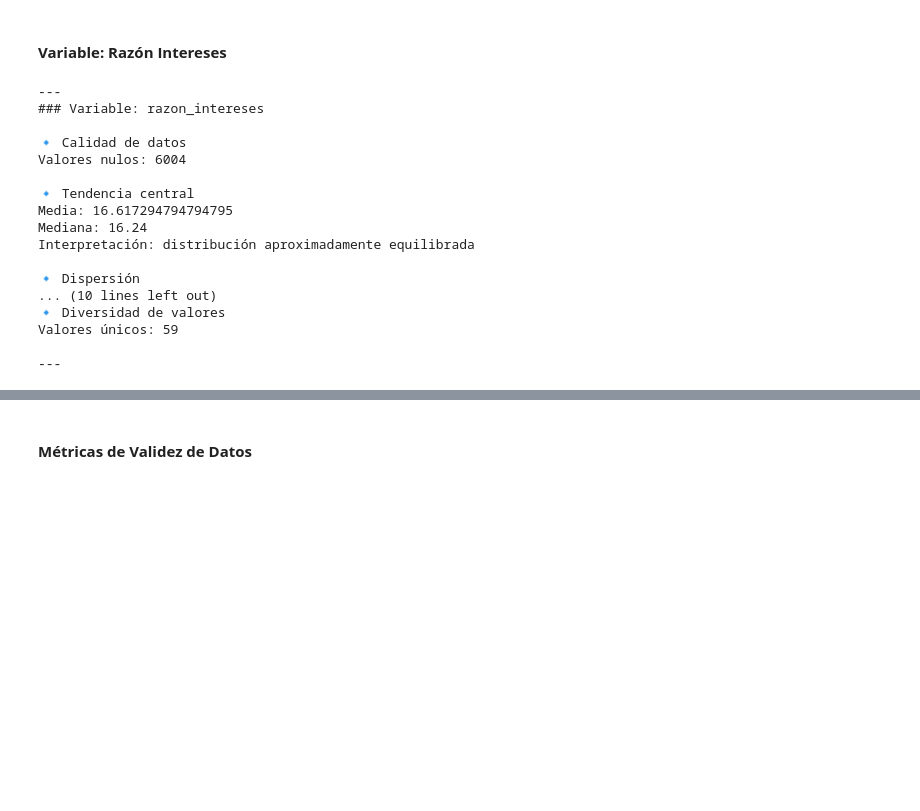
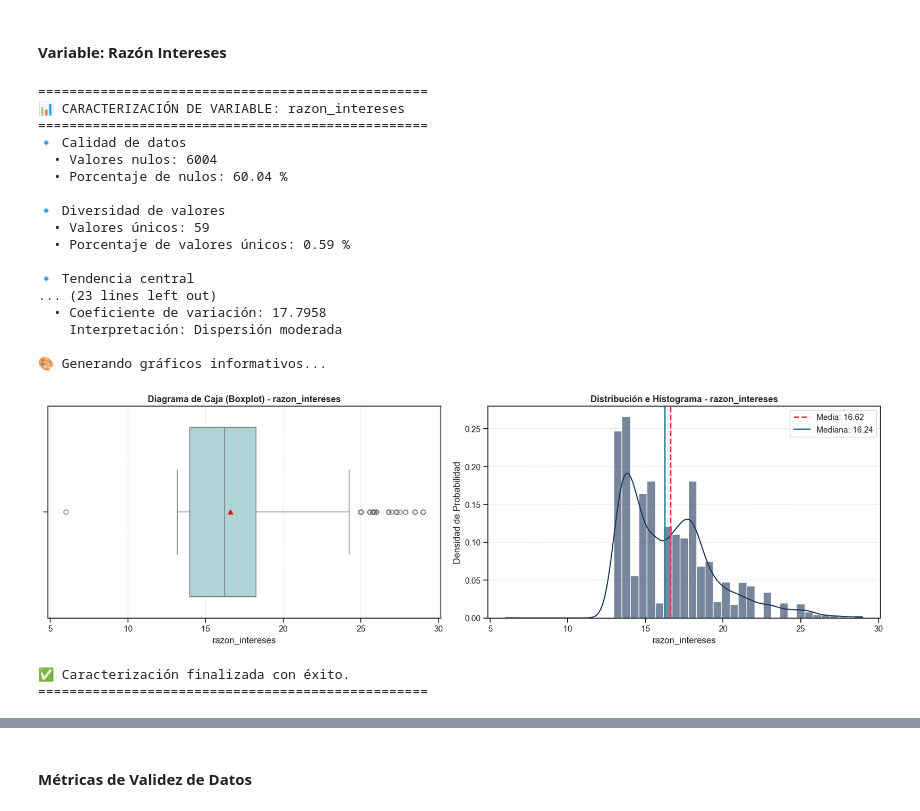
Before and after one commit to Ernesto9734/Data-Analyst-Projects, a Jupyter notebook: Project 01 - Data Cleaning and Preprocessing/notebook.ipynb, the cells around one changed output, grey strips where cells are left out. Drawn from its saved outputs; the diff is of its cells as text; code cells hidden in the pictures; blank space fills up the shorter version.

```diff
--- a/Project 01 - Data Cleaning and Preprocessing/notebook.ipynb
+++ b/Project 01 - Data Cleaning and Preprocessing/notebook.ipynb
@@ -2208,25 +2555,28 @@ Valores únicos: 889
 # %% [markdown]
 #### **Variable: Razón Intereses**
 # %%
-analisis_semantico_numericos(
+caracterizar_variable_numerica(
     datos=datos_pandas,
     variable=columnas_numericas[2]
 )
 # %% [output]
----
-### Variable: razon_intereses
+==================================================
+📊 CARACTERIZACIÓN DE VARIABLE: razon_intereses
+==================================================
+🔹 Calidad de datos
+  • Valores nulos: 6004
+  • Porcentaje de nulos: 60.04 %
 
-🔹 Calidad de datos
-Valores nulos: 6004
+🔹 Diversidad de valores
+  • Valores únicos: 59
+  • Porcentaje de valores únicos: 0.59 %
 
 🔹 Tendencia central
-Media: 16.617294794794795
-Mediana: 16.24
-Interpretación: distribución aproximadamente equilibrada
+... (23 lines left out)
+  • Coeficiente de variación: 17.7958
+    Interpretación: Dispersión moderada
 
-🔹 Dispersión
-... (10 lines left out)
-🔹 Diversidad de valores
-Valores únicos: 59
-
----
+🎨 Generando gráficos informativos...
+[figure, added]
+✅ Caracterización finalizada con éxito.
+==================================================
```
Also changed, not shown: parts of 17 cells of this notebook.
